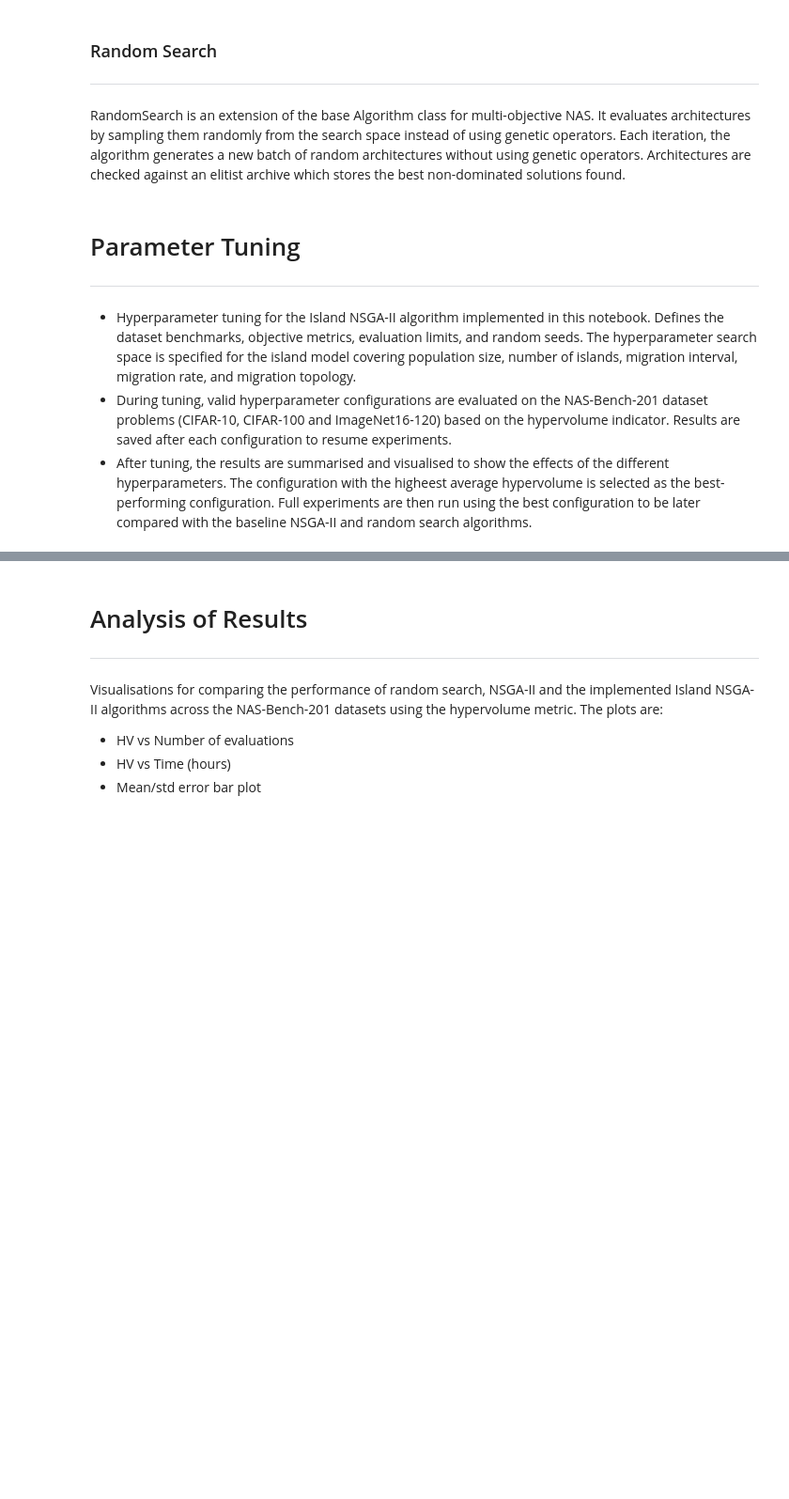
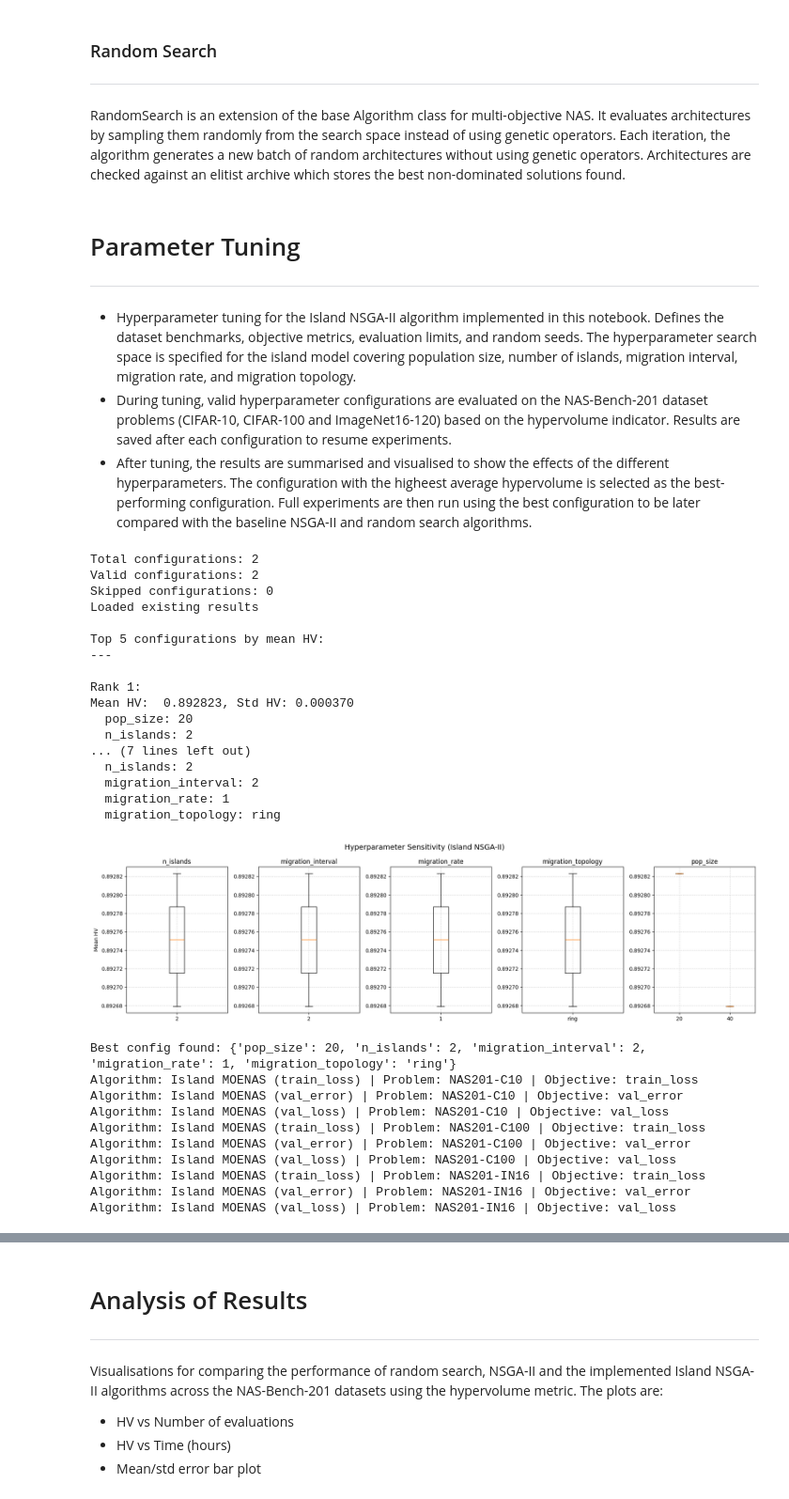
Before and after one commit to oUesio/NAS-NSGAII-Island, a Jupyter notebook: nas.ipynb, the cells around one changed output, grey strips where cells are left out. Shown at 94% size. Saved outputs shown, nothing was run; the diff lists cells and outputs as text; code cells hidden in the pictures; blank space fills up the shorter version.

```diff
--- a/nas.ipynb
+++ b/nas.ipynb
@@ -2096,7 +1586,7 @@ def save_tuning_results(all_results, save_path):
         json.dump(json_results, f, indent=2)
 
 
-def print_tuning_summary(all_results, top_n=5):
+def print_tuning_summary(all_results, top_n=10):
     """
     Print a summary of the top performing hyperparameter configurations.
 
@@ -3554,7 +3044,7 @@ n_run = 50
 seeds = list(range(0, n_run))
 
 f0 = "flops" # 'flops', 'params', 'latency'
-f1s = ['train_loss'] #['val_error', 'train_loss', 'val_loss']
+f1s = ['train_loss', 'val_error', 'val_loss']
 
 # Hyperparameter values
 param_grid = {
@@ -3611,35 +3101,63 @@ for i, config in enumerate(valid_configs):
 
     # Save results
     completed_ids.add(config_id)
     save_tuning_results(all_results, tuning_save_path)
 
 # Summarise
 print_tuning_summary(all_results, top_n=5)
 visualize_tuning_results(all_results, tuning_save_path)
 
 # Uses the best config found and runs
 best_config = get_best_config(all_results)
 print(f'\nBest config found: {best_config}')
 
-'''for problem_name in problems:
+for problem_name in problems:
     for f1 in f1s:
         problem, algorithm, problem_results_path = setup_experiment(
             algorithm_name='island_nsgaii',
             results_path=RES_PATH,
             database_path=DATA_PATH,
             problem_name=problem_name,
             pop_size=best_config['pop_size'],
             max_eval=max_eval,
             f0=f0,
             f1=f1,
             n_islands=best_config['n_islands'],
             migration_interval=best_config['migration_interval'],
             migration_rate=best_config['migration_rate'],
             migration_topology=best_config['migration_topology']
         )
         run_experiments(problem, algorithm, problem_results_path, seeds)
         print(f'Algorithm: {algorithm.name} | Problem: {problem_name} | Objective: {f1}')
-'''
+# %% [output]
+Total configurations: 2
+Valid configurations: 2
+Skipped configurations: 0
+Loaded existing results
+
+Top 5 configurations by mean HV:
+---
+
+Rank 1:
+Mean HV:  0.892823, Std HV: 0.000370
+  pop_size: 20
+  n_islands: 2
+... (7 lines left out)
+  n_islands: 2
+  migration_interval: 2
+  migration_rate: 1
+  migration_topology: ring
+[figure, added]
+Best config found: {'pop_size': 20, 'n_islands': 2, 'migration_interval': 2, 'migration_rate': 1, 'migration_topology': 'ring'}
+Algorithm: Island MOENAS (train_loss) | Problem: NAS201-C10 | Objective: train_loss
+Algorithm: Island MOENAS (val_error) | Problem: NAS201-C10 | Objective: val_error
+Algorithm: Island MOENAS (val_loss) | Problem: NAS201-C10 | Objective: val_loss
+Algorithm: Island MOENAS (train_loss) | Problem: NAS201-C100 | Objective: train_loss
+Algorithm: Island MOENAS (val_error) | Problem: NAS201-C100 | Objective: val_error
+Algorithm: Island MOENAS (val_loss) | Problem: NAS201-C100 | Objective: val_loss
+Algorithm: Island MOENAS (train_loss) | Problem: NAS201-IN16 | Objective: train_loss
+Algorithm: Island MOENAS (val_error) | Problem: NAS201-IN16 | Objective: val_error
+Algorithm: Island MOENAS (val_loss) | Problem: NAS201-IN16 | Objective: val_loss
 # %% [markdown]
 # Experimental Comparison
 
```
Also changed, not shown: parts of 13 cells of this notebook.
